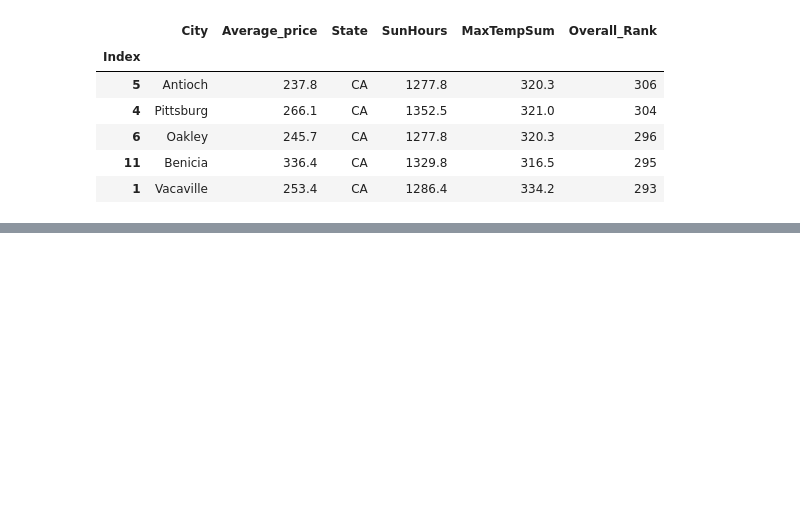
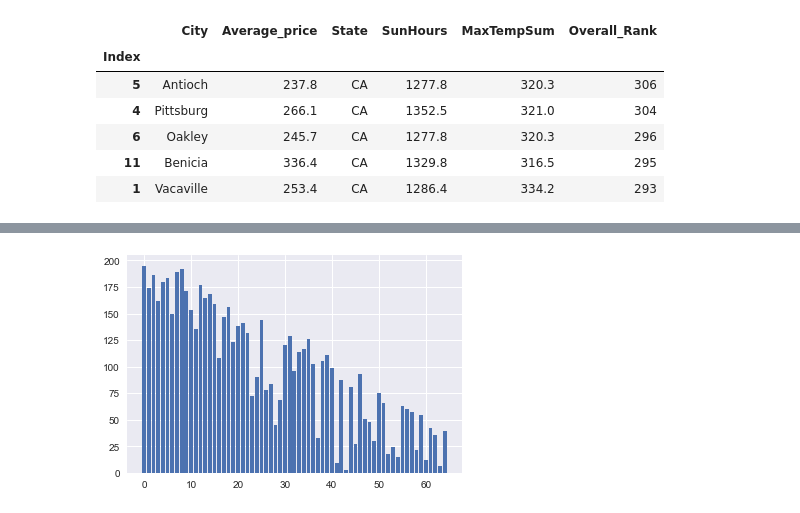
Before and after one commit to imtheaaron/Project1, a Jupyter notebook: Analysis_and_plotting.ipynb, the cells around one changed output, grey strips where cells are left out. Drawn from its saved outputs; the diff is of its cells as text; code cells hidden in the pictures; blank space fills up the shorter version.

```diff
--- a/Analysis_and_plotting.ipynb
+++ b/Analysis_and_plotting.ipynb
@@ -215,0 +269,6 @@ mapping_df.to_csv('Mapping_Info.csv')
+# %%
+x = np.arange(65)
+plt.bar(x, df.Price_Rank)
+plt.show()
+# %% [output]
+[figure, added]
```
Also changed, not shown: parts of 18 cells of this notebook, 1 other file.
